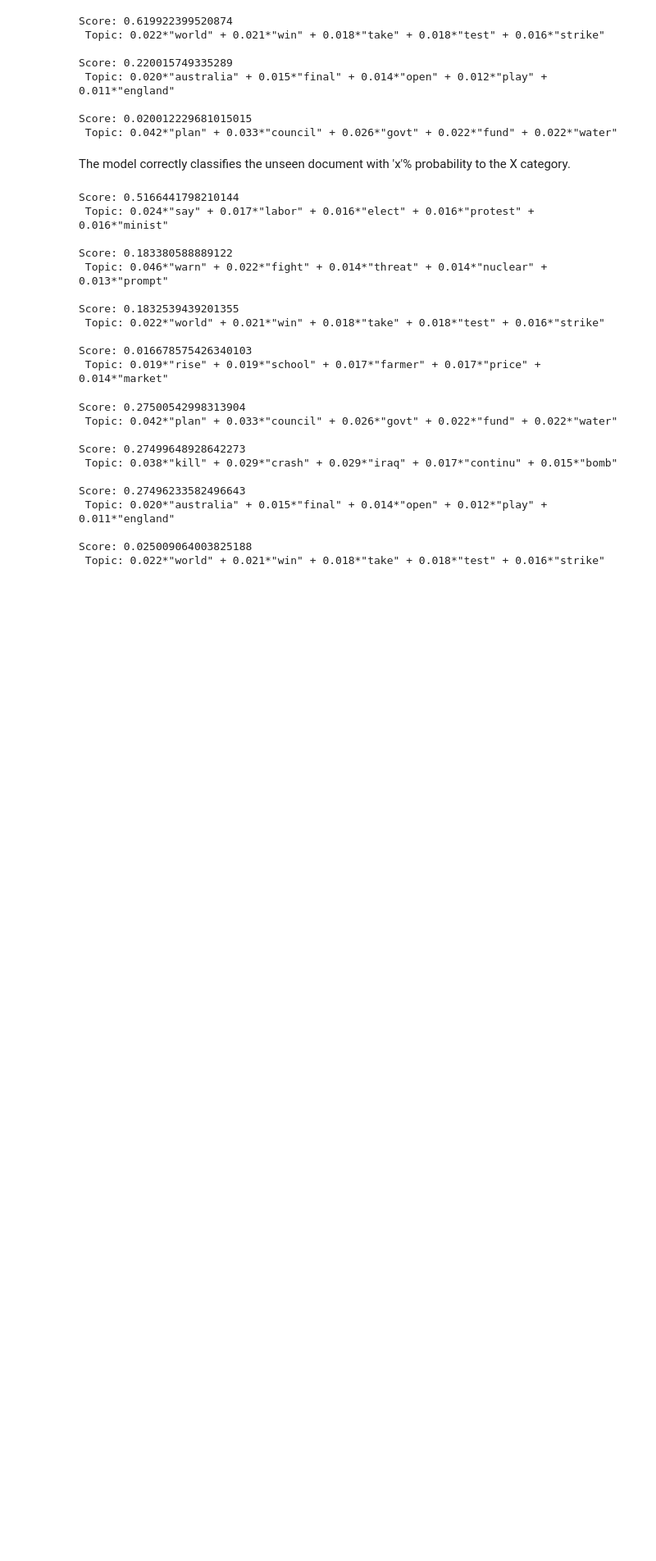
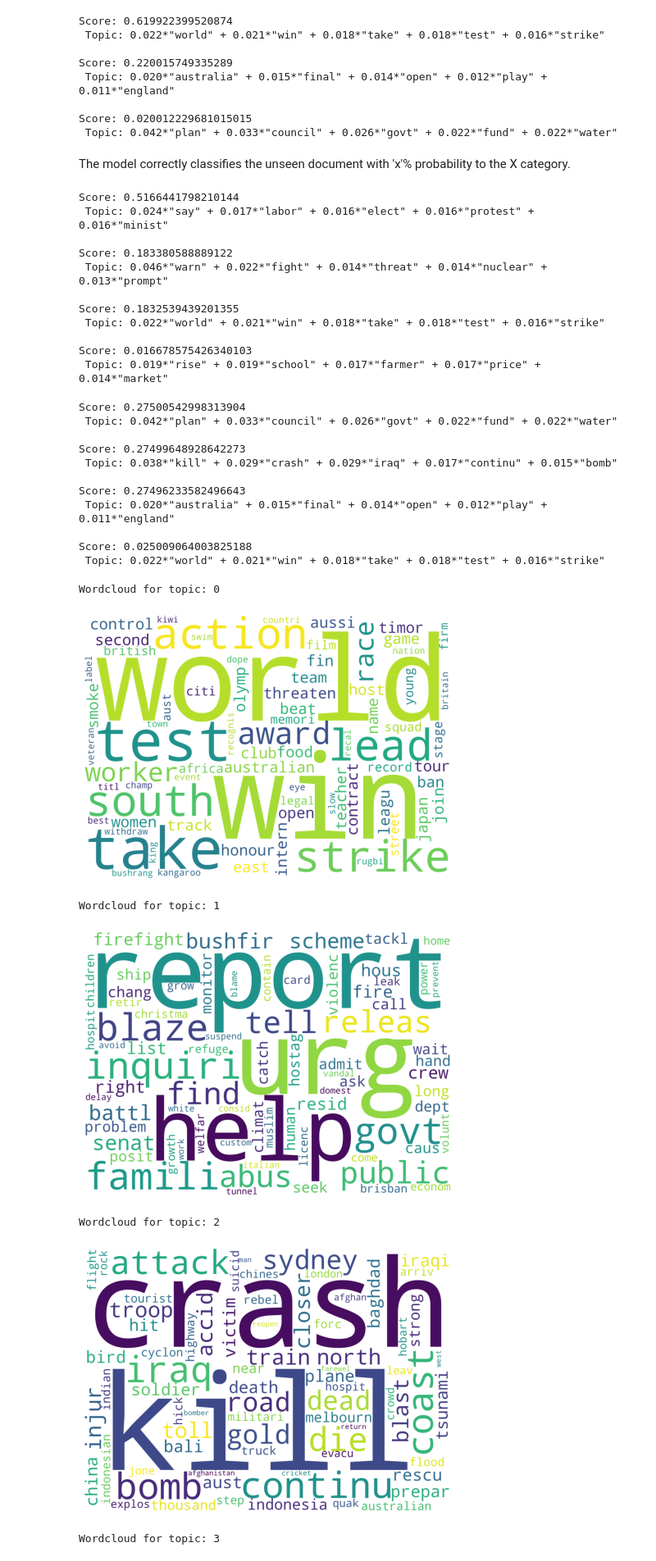
Before and after one commit to LaurentVeyssier/Topic-Modeling-and-Document-Categorization-using-Latent-Dirichlet-Allocation, a Jupyter notebook: Latent_dirichlet_allocation.ipynb, the cells around one changed output. Shown at 82% size. Cells and saved outputs as stored; diff of their text form; code cells hidden in the pictures; blank space fills up the shorter version.

```diff
--- a/Latent_dirichlet_allocation.ipynb
+++ b/Latent_dirichlet_allocation.ipynb
@@ -647,0 +653,23 @@ Score: 0.025009064003825188
+# %%
+def word_cloud(topic, model):
+    plt.figure(figsize = (8,6))
+    topic_words = [model.print_topic(topic, 75)]
+    cloud = WordCloud(stopwords = STOPWORDS, background_color = 'white',
+                      width=2500, height=1800).generate(" ".join(topic_words))
+
+    print('\nWordcloud for topic:', topic, '\n')
+    plt.imshow(cloud)
+    plt.axis('off')
+    plt.show()
+# %%
+for topic in range(10):
+    #plt.figure(figsize=(10,15))
+    word_cloud(topic, lda_model)
+# %% [output]
+Wordcloud for topic: 0
+[figure, added]
+Wordcloud for topic: 1
+[figure, added]
+Wordcloud for topic: 2
+[figure, added]
+Wordcloud for topic: 3
```
Also changed, not shown: parts of 3 cells of this notebook.
